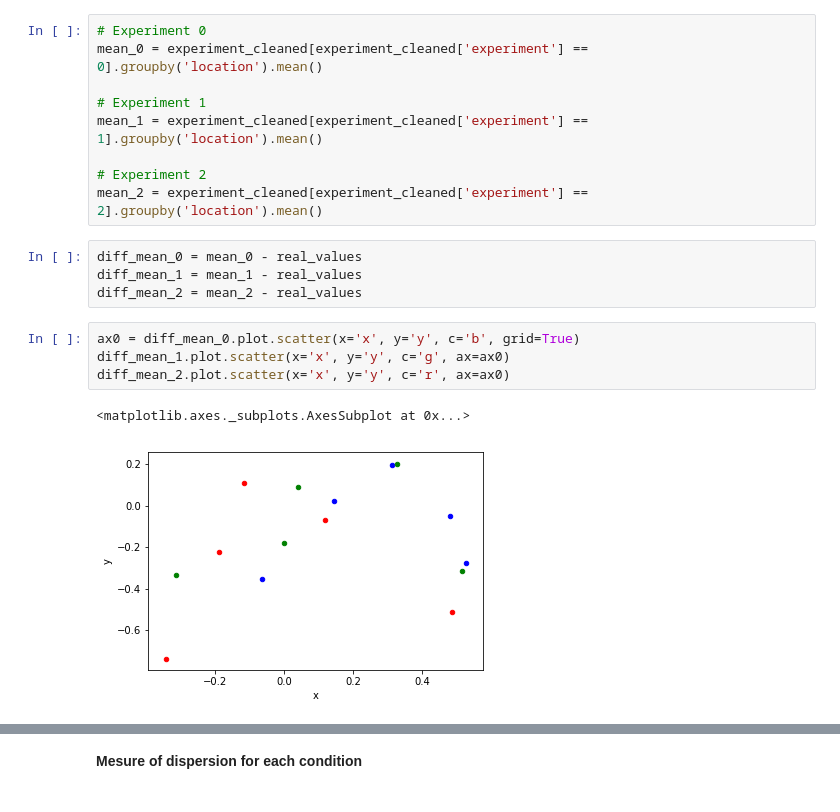
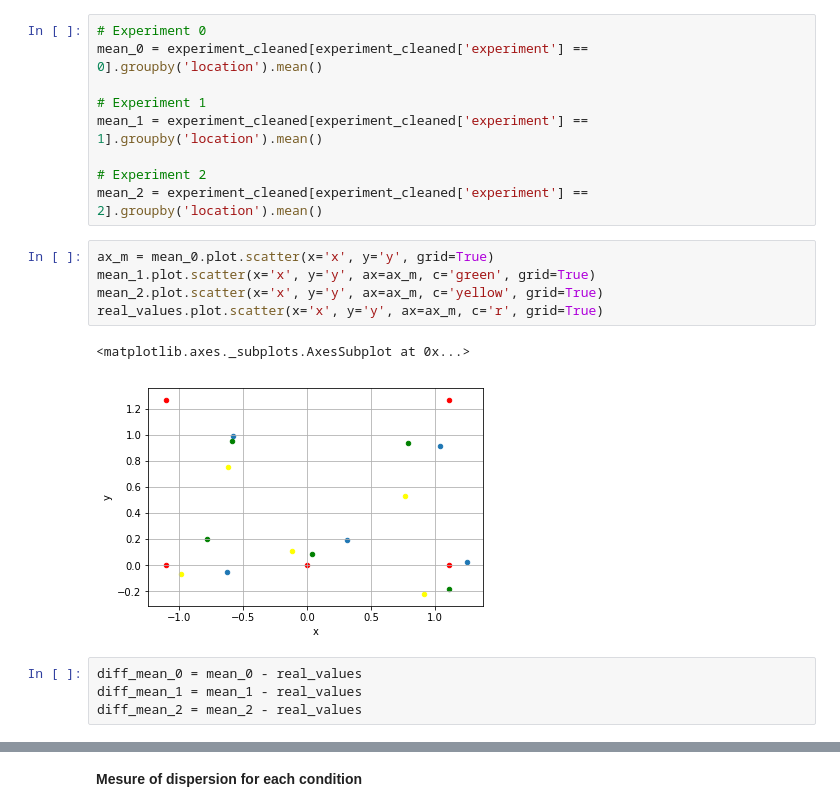
Before and after one commit to dsi-icl/do-gaze, a Jupyter notebook: Andrinirina/report/Analysis.ipynb, the cells around one changed output, grey strips where cells are left out. Drawn from its saved outputs; the diff is of its cells as text.

```diff
--- a/Andrinirina/report/Analysis.ipynb
+++ b/Andrinirina/report/Analysis.ipynb
@@ -80,14 +85,15 @@ mean_1 = experiment_cleaned[experiment_cleaned['experiment'] == 1].groupby('loca
 
 # Experiment 2
 mean_2 = experiment_cleaned[experiment_cleaned['experiment'] == 2].groupby('location').mean()
+# %%
+ax_m = mean_0.plot.scatter(x='x', y='y', grid=True)
+mean_1.plot.scatter(x='x', y='y', ax=ax_m, c='green', grid=True)
+mean_2.plot.scatter(x='x', y='y', ax=ax_m, c='yellow', grid=True)
+real_values.plot.scatter(x='x', y='y', ax=ax_m, c='r', grid=True)
+# %% [output]
+<matplotlib.axes._subplots.AxesSubplot at 0x...>
+[figure, added]
 # %%
 diff_mean_0 = mean_0 - real_values
 diff_mean_1 = mean_1 - real_values
 diff_mean_2 = mean_2 - real_values
-# %%
-ax0 = diff_mean_0.plot.scatter(x='x', y='y', c='b', grid=True)
-diff_mean_1.plot.scatter(x='x', y='y', c='g', ax=ax0)
-diff_mean_2.plot.scatter(x='x', y='y', c='r', ax=ax0)
-# %% [output]
-<matplotlib.axes._subplots.AxesSubplot at 0x...>
-[figure, removed]
```
Also changed, not shown: parts of 6 cells of this notebook.
